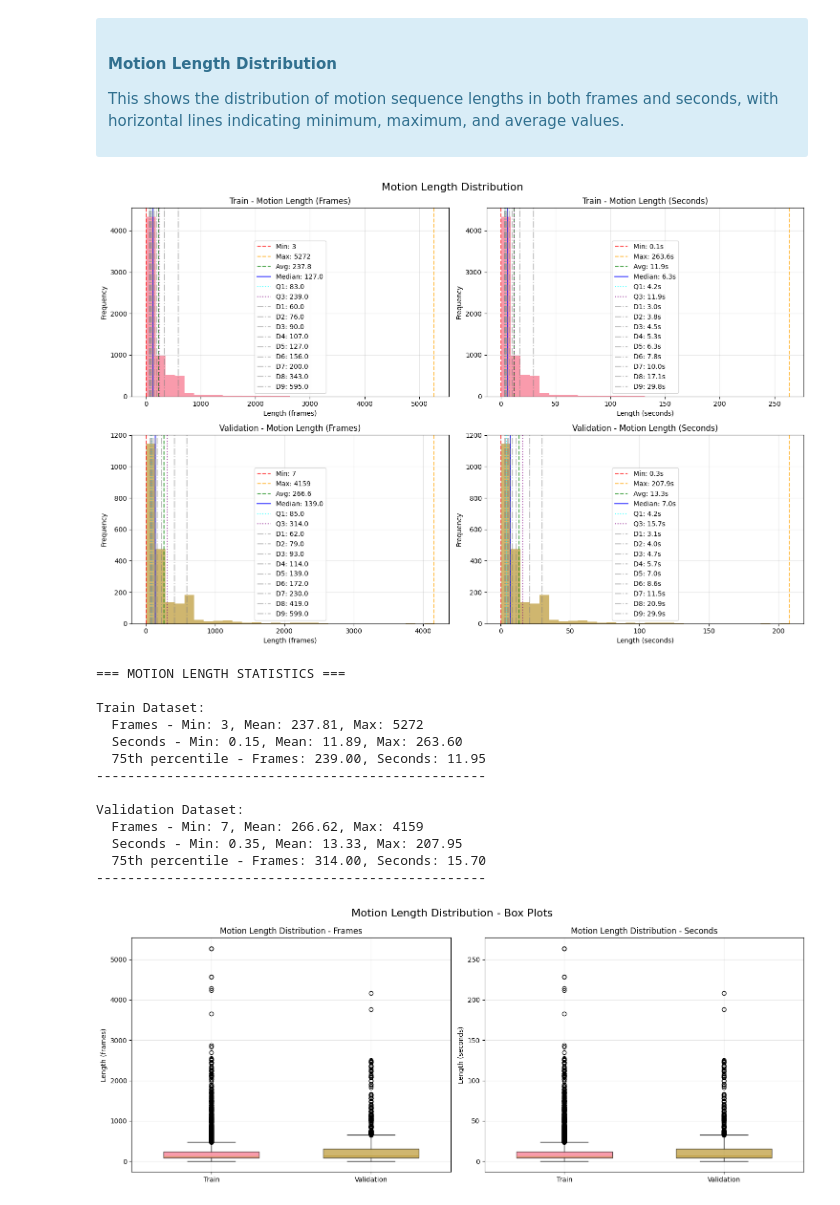
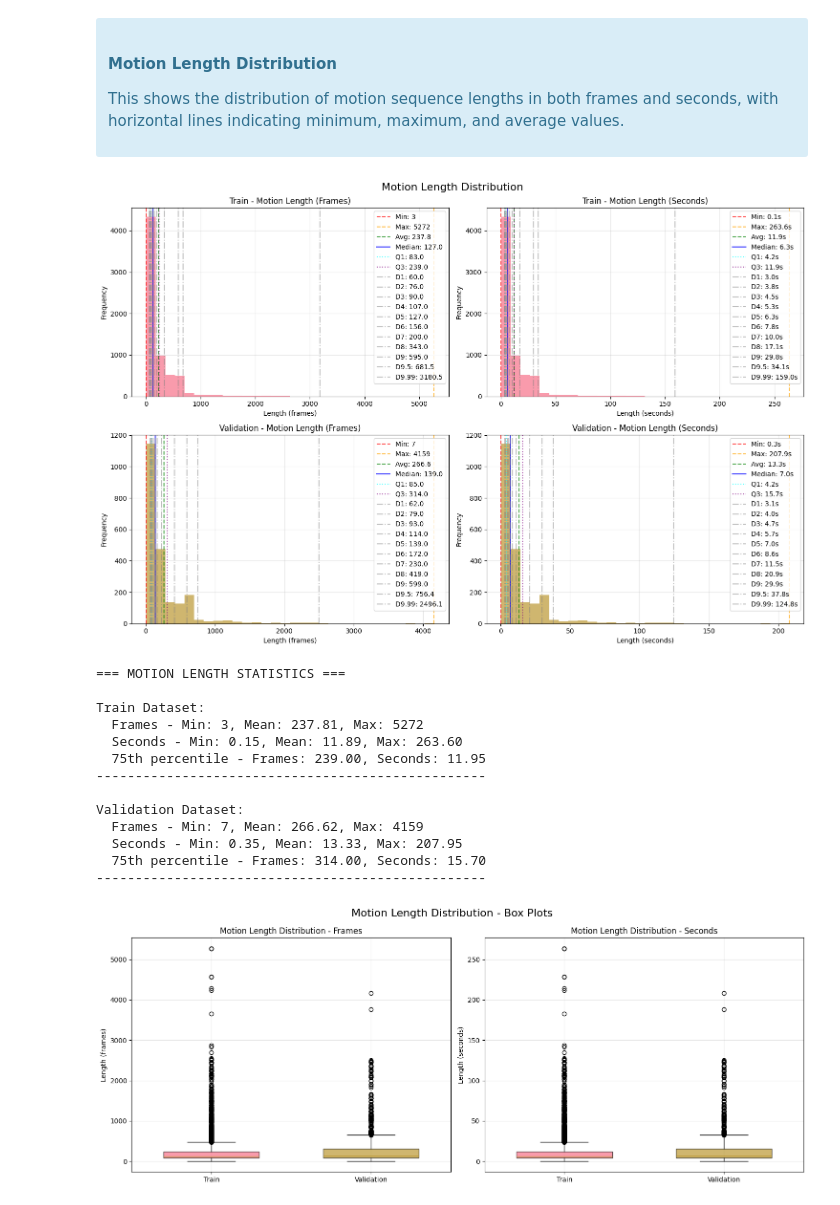
Before and after one commit to raideno/MoLiNER, a Jupyter notebook: notebooks/data/babel-act-cat.analysis.ipynb, the cells around one changed output. Cells and saved outputs as stored; diff of their text form; code cells hidden in the pictures.

Commit message:
chore: add new stats on template and remove plot duplicate

```diff
--- a/notebooks/data/babel-act-cat.analysis.ipynb
+++ b/notebooks/data/babel-act-cat.analysis.ipynb
@@ -351,7 +259,7 @@ for i, analysis in enumerate([train_analysis, validation_analysis]):
         axes[i, 0].axvline(q1_frames, color='cyan', linestyle=':', alpha=0.7, label=f'Q1: {q1_frames:.1f}')
         axes[i, 0].axvline(q3_frames, color='purple', linestyle=':', alpha=0.7, label=f'Q3: {q3_frames:.1f}')
 
-        for d in range(1, 10):
+        for d in [1, 2, 3, 4, 5, 6, 7, 8, 9, 9.5, 9.99]:
             decile = np.percentile(lengths_frames, d*10)
             axes[i, 0].axvline(decile, color='gray', linestyle='-.', alpha=0.5, label=f'D{d}: {decile:.1f}')
         axes[i, 0].legend()
@@ -370,35 +278,35 @@ for i, analysis in enumerate([train_analysis, validation_analysis]):
         q1_seconds = np.percentile(lengths_seconds, 25)
         q3_seconds = np.percentile(lengths_seconds, 75)
 
         axes[i, 1].axvline(min_seconds, color='red', linestyle='--', alpha=0.7, label=f'Min: {min_seconds:.1f}s')
         axes[i, 1].axvline(max_seconds, color='orange', linestyle='--', alpha=0.7, label=f'Max: {max_seconds:.1f}s')
         axes[i, 1].axvline(avg_seconds, color='green', linestyle='--', alpha=0.7, label=f'Avg: {avg_seconds:.1f}s')
         axes[i, 1].axvline(median_seconds, color='blue', linestyle='-', alpha=0.8, label=f'Median: {median_seconds:.1f}s')
         axes[i, 1].axvline(q1_seconds, color='cyan', linestyle=':', alpha=0.7, label=f'Q1: {q1_seconds:.1f}s')
         axes[i, 1].axvline(q3_seconds, color='purple', linestyle=':', alpha=0.7, label=f'Q3: {q3_seconds:.1f}s')
 
-        for d in range(1, 10):
+        for d in [1, 2, 3, 4, 5, 6, 7, 8, 9, 9.5, 9.99]:
             decile = np.percentile(lengths_seconds, d*10)
             axes[i, 1].axvline(decile, color='gray', linestyle='-.', alpha=0.5, label=f'D{d}: {decile:.1f}s')
         axes[i, 1].legend()
 
 plt.tight_layout()
 plt.show()
 
 print("=== MOTION LENGTH STATISTICS ===")
 for analysis in [train_analysis, validation_analysis]:
     name = analysis['dataset_name']
     lengths_frames = analysis['motion_lengths_frames']
     lengths_seconds = analysis['motion_lengths_seconds']
 
     if lengths_frames:
         print(f"\n{name} Dataset:")
         print(f"  Frames - Min: {np.min(lengths_frames)}, Mean: {np.mean(lengths_frames):.2f}, Max: {np.max(lengths_frames)}")
         print(f"  Seconds - Min: {np.min(lengths_seconds):.2f}, Mean: {np.mean(lengths_seconds):.2f}, Max: {np.max(lengths_seconds):.2f}")
         print(f"  75th percentile - Frames: {np.percentile(lengths_frames, 75):.2f}, Seconds: {np.percentile(lengths_seconds, 75):.2f}")
     print("-" * 50)
 # %% [output]
-[figure, old version]
+[figure, new version]
 === MOTION LENGTH STATISTICS ===
 
 Train Dataset:
```
Also changed, not shown: parts of 7 cells of this notebook, 8 other files.
